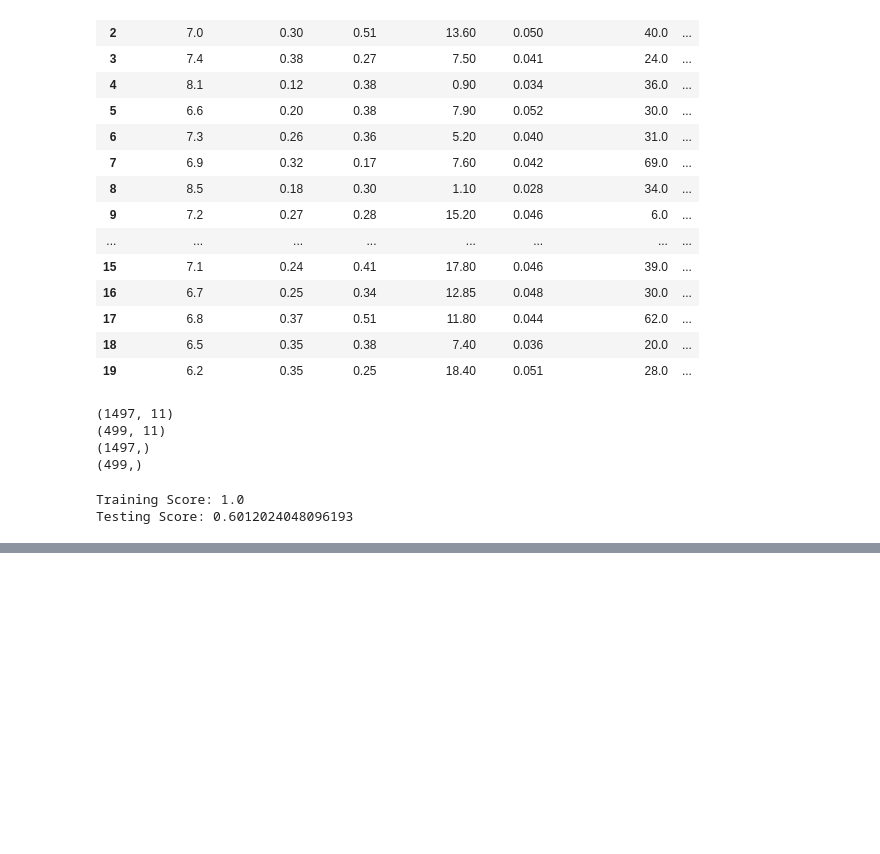
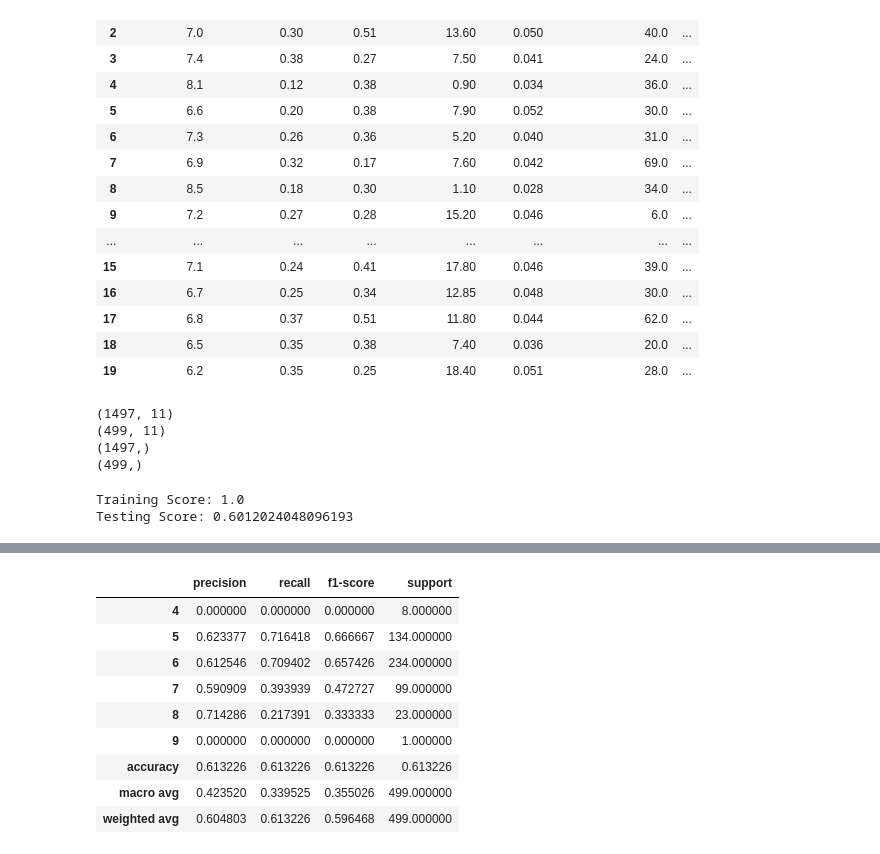
Before and after one commit to MMosquito/Four_WINE-Os, a Jupyter notebook: extra_trees.ipynb, the cells around one changed output, grey strips where cells are left out. Drawn from its saved outputs; the diff is of its cells as text; code cells hidden in the pictures; blank space fills up the shorter version.

```diff
--- a/extra_trees.ipynb
+++ b/extra_trees.ipynb
@@ -93,0 +159,15 @@ array([[  0,   4,   4,   0,   0,   0],
+# %%
+report = classification_report(y_test, predictions, output_dict = True)
+report_df = pd.DataFrame(report).transpose()
+report_df
+# %% [output]
+|  | precision | recall | f1-score | support |
+| 4 | 0.000000 | 0.000000 | 0.000000 | 8.000000 |
+| 5 | 0.623377 | 0.716418 | 0.666667 | 134.000000 |
+| 6 | 0.612546 | 0.709402 | 0.657426 | 234.000000 |
+| 7 | 0.590909 | 0.393939 | 0.472727 | 99.000000 |
+| 8 | 0.714286 | 0.217391 | 0.333333 | 23.000000 |
+| 9 | 0.000000 | 0.000000 | 0.000000 | 1.000000 |
+| accuracy | 0.613226 | 0.613226 | 0.613226 | 0.613226 |
+| macro avg | 0.423520 | 0.339525 | 0.355026 | 499.000000 |
+| weighted avg | 0.604803 | 0.613226 | 0.596468 | 499.000000 |
```
Also changed, not shown: parts of 18 cells of this notebook, 1 other file.
